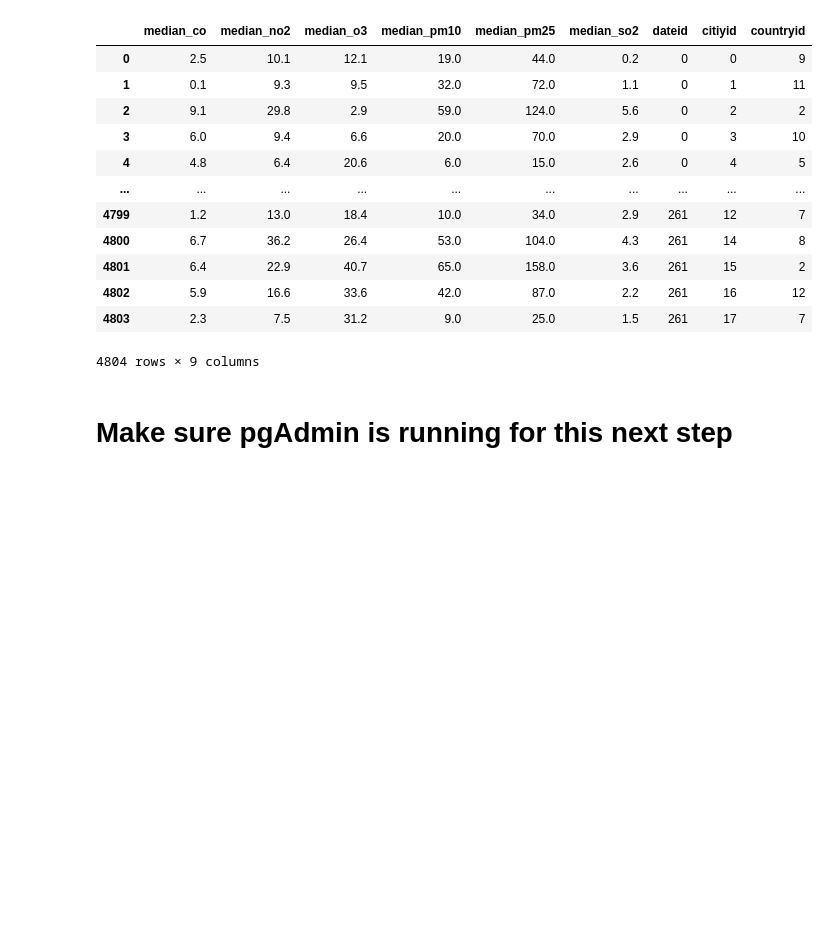
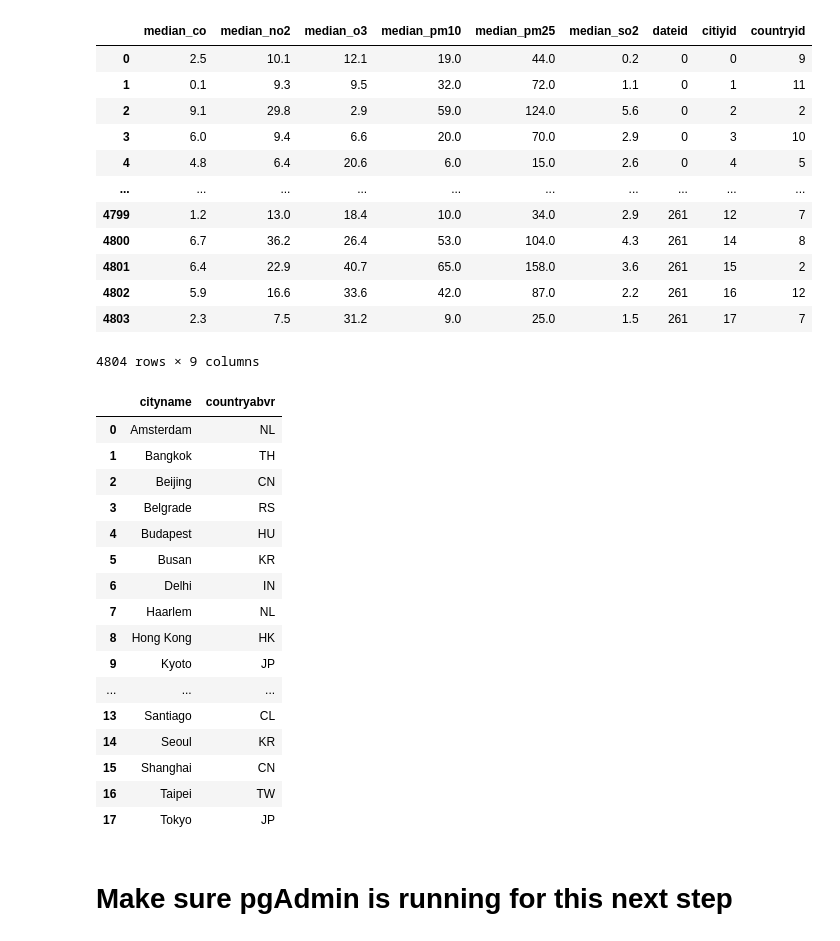
Before and after one commit to seankda/Project3-Weather, a Jupyter notebook: Chris Armstrong/Clean_and_Merge_v3.ipynb, the cells around one changed output. Saved outputs shown, nothing was run; the diff lists cells and outputs as text; code cells hidden in the pictures; blank space fills up the shorter version.

```diff
--- a/Chris Armstrong/Clean_and_Merge_v3.ipynb
+++ b/Chris Armstrong/Clean_and_Merge_v3.ipynb
@@ -417,6 +435,34 @@ measurements_df
 | 4802 | 5.9 | 16.6 | 33.6 | 42.0 | 87.0 | 2.2 | 261 | 16 | 12 |
 | 4803 | 2.3 | 7.5 | 31.2 | 9.0 | 25.0 | 1.5 | 261 | 17 | 7 |
 4804 rows × 9 columns
+# %%
+# Create table for cities and countries
+citystate_df = []
+citystate_df = merged_data.drop(["Date", "median_co", "median_no2","median_o3","median_pm10","median_pm25","median_so2"], axis=1)
+citystate_df.sort_values('City')
+citystate_df = citystate_df.drop_duplicates().reset_index()
+citystate_df = citystate_df.rename(columns={"index": "index1"})
+citystate_df = citystate_df.drop(["index1"], axis=1)
+citystate_df = citystate_df.rename(columns={"City": "cityname","Country": "countryabvr"})
+citystate_df
+# %% [output]
+|  | cityname | countryabvr |
+| 0 | Amsterdam | NL |
+| 1 | Bangkok | TH |
+| 2 | Beijing | CN |
+| 3 | Belgrade | RS |
+| 4 | Budapest | HU |
+| 5 | Busan | KR |
+| 6 | Delhi | IN |
+| 7 | Haarlem | NL |
+| 8 | Hong Kong | HK |
+| 9 | Kyoto | JP |
+| ... | ... | ... |
+| 13 | Santiago | CL |
+| 14 | Seoul | KR |
+| 15 | Shanghai | CN |
+| 16 | Taipei | TW |
+| 17 | Tokyo | JP |
 # %%
 # Cleanup to match ERD
 dates_df = dates_df.rename(columns={"Date": "date"})
```
Also changed, not shown: parts of 9 cells of this notebook.
